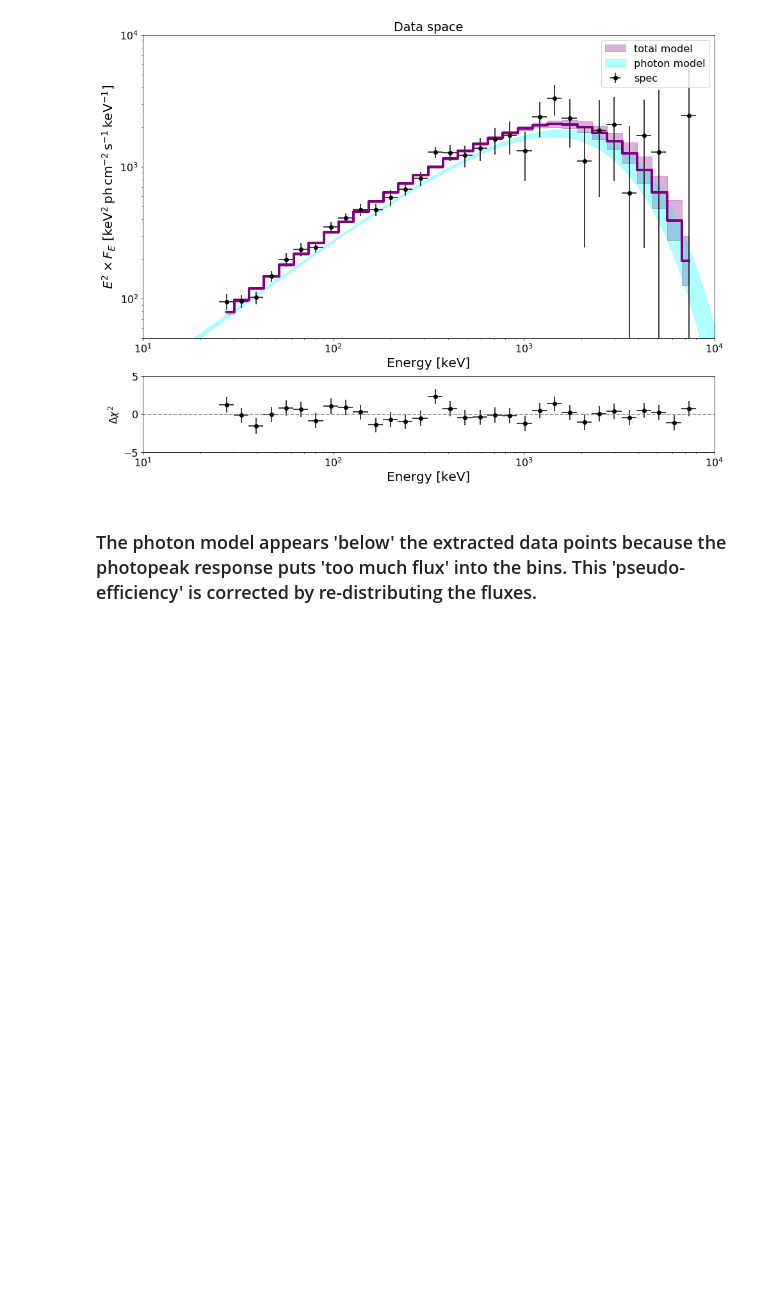
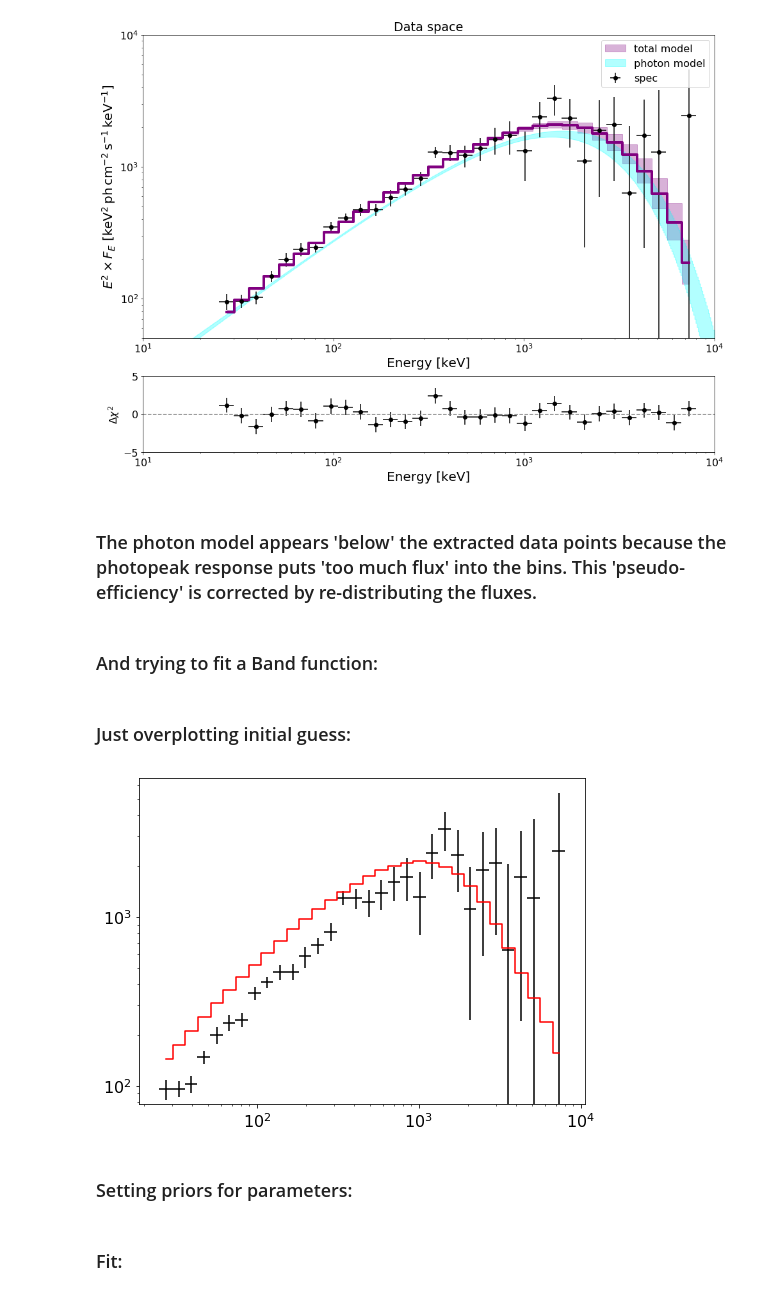
Before and after one commit to tsiegert/120711A, a Jupyter notebook: GRB120711A_BB.ipynb, the cells around one changed output. Saved outputs shown, nothing was run; the diff lists cells and outputs as text; code cells hidden in the pictures; blank space fills up the shorter version.

Commit message:
band function fit

```diff
--- a/GRB120711A_BB.ipynb
+++ b/GRB120711A_BB.ipynb
@@ -489,3 +491,40 @@ ax[1].set_ylim(-5,5)
 [figure]
 # %% [markdown]
 <h3>The photon model appears 'below' the extracted data points because the photopeak response puts 'too much flux' into the bins. This 'pseudo-efficiency' is corrected by re-distributing the fluxes.</h3>
+# %% [markdown]
+<h3>And trying to fit a Band function:</h3>
+# %%
+guess = np.array([5e-2,-1,1000,-4.])
+n_par = len(guess)
+from spectral_shapes import band_function100
+# pivot energy at 100 keV
+fit_function = 'band_function100'
+# %%
+model = SPI_model_fit(guess,
+                      ee,
+                      np.zeros(len(ee)),
+                      dee,
+                      np.ones(len(ee)),
+                      matrix,
+                      e_lo,
+                      e_hi,
+                      function=fit_function,
+                      eval=True)
+# %% [markdown]
+<h3>Just overplotting initial guess:</h3>
+# %%
+plt.errorbar(ee,
+             flux*ee**edx,
+             xerr=dee/2,
+             yerr=flux_err*ee**edx,
+             marker='',
+             linestyle='')
+
+plt.step(ee,model*ee**edx,where='mid')
+
+plt.xscale('log')
+plt.yscale('log')
+# %% [output]
+[figure, added]
+# %% [markdown]
+<h3>Setting priors for parameters:</h3>
@@ -491,0 +536,2 @@ ax[1].set_ylim(-5,5)
+# %% [markdown]
+<h3>Fit:</h3>
```
Also changed, not shown: parts of 14 cells of this notebook, 1 other file.
